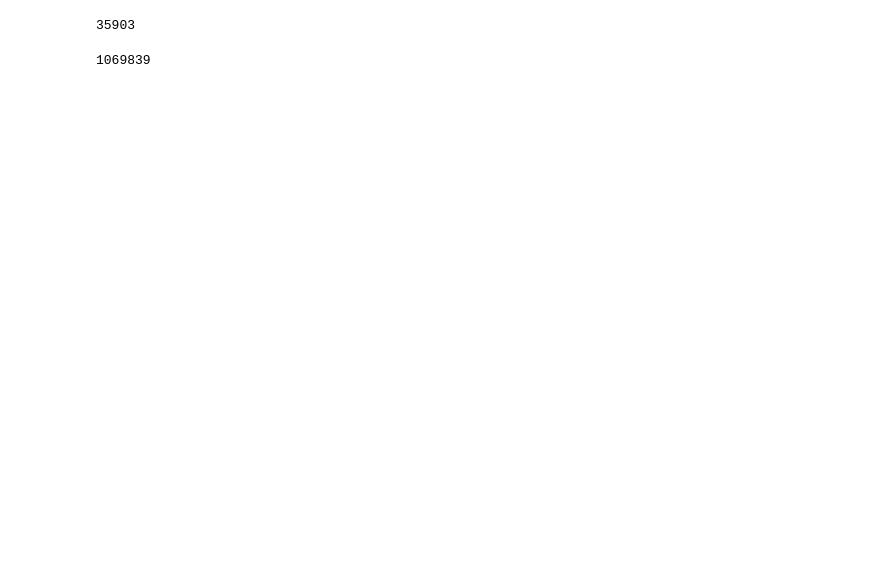
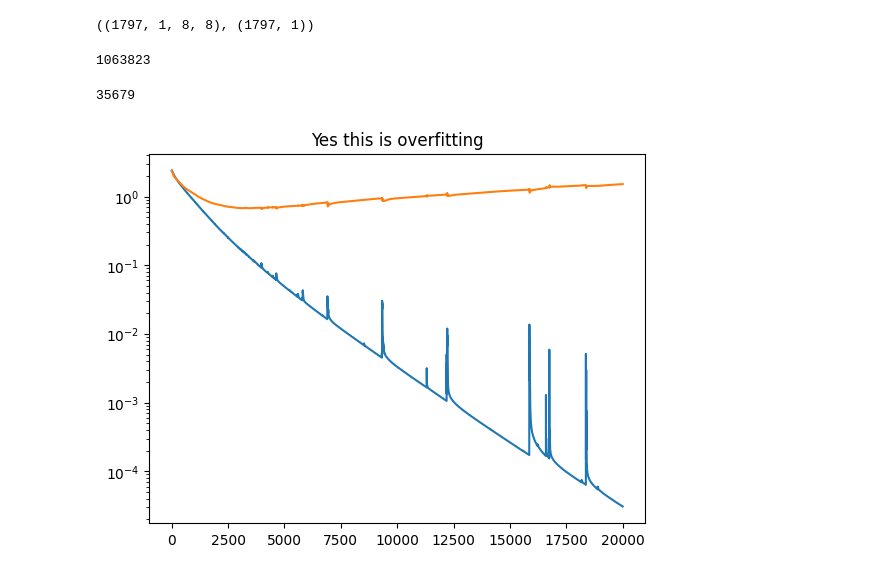
Before and after one commit to homerjed/cct, a Jupyter notebook: cct.ipynb, the cells around one changed output. Drawn from its saved outputs; the diff is of its cells as text; code cells hidden in the pictures; blank space fills up the shorter version.

Commit message:
overfitting first go

```diff
--- a/cct.ipynb
+++ b/cct.ipynb
@@ -344,15 +367,26 @@ class CompactConvolutionalTransformer(eqx.Module):
         for l in self.mlp_head:
             x = l(x)
         return x
+# %%
+n_pix = 8
+
+data = datasets.load_digits()
+
+X = data.images.reshape(-1, 1, n_pix, n_pix)
+Y = data.target[..., jnp.newaxis]
+
+X.shape, Y.shape
+# %% [output]
+((1797, 1, 8, 8), (1797, 1))
 # %%
 key = jr.key(0)
 
-img = jnp.ones((1, 32, 32))
+img = jnp.ones((1, n_pix, n_pix))
 
 model = CompactConvolutionalTransformer(
-    32,
-    patch_size=4,
-    dim=8,
+    n_pix,
+    patch_size=1,
+    dim=128,
     num_classes=10,
     in_channels=1,
     depth=4,
@@ -367,12 +401,12 @@ sum(
     if eqx.is_array(x)
 )
 # %% [output]
-35903
+1063823
 # %%
 model = CompactConvolutionalTransformer(
-    32,
-    patch_size=4,
-    dim=128,
+    n_pix,
+    patch_size=1,
+    dim=8,
     num_classes=10,
     in_channels=1,
     depth=4,
@@ -388,4 +422,4 @@ sum(
     if eqx.is_array(x)
 )
 # %% [output]
-1069839
+35679
@@ -391,0 +451,47 @@ sum(
+# %%
+n_epochs = 20_000
+n_batch = 2000
+opt = optax.adam(learning_rate=1e-4)
+
+opt_state = opt.init(eqx.filter(model, eqx.is_array))
+
+n_train = int(0.8 * len(X))
+train_ds = TensorDataset(
+    torch.as_tensor(X[:n_train]), torch.as_tensor(Y[:n_train])
+)
+valid_ds = TensorDataset(
+    torch.as_tensor(X[n_train:]), torch.as_tensor(Y[n_train:])
+)
+
+key_train, key_valid = jr.split(key)
+
+losses = []
+with trange(n_epochs) as bar:
+    set_dl_train = DataLoader(train_ds, batch_size=n_batch)
+    set_dl_valid = DataLoader(valid_ds, batch_size=n_batch)
+
+    for _ in bar:
+        Lt = 0.
+        for t, (x, y) in enumerate(set_dl_train):
+            key = jr.fold_in(key_train, t)
+            x, y = prepare(x, y)
+            model, opt_state, _Lt = make_step(key, model, opt_state, x, y)
+            Lt += _Lt
+
+        Lv = 0.
+        for v, (x, y) in enumerate(set_dl_valid):
+            x, y = prepare(x, y)
+            _Lv = eval(model, key_valid, x, y)
+            Lv += _Lv
+
+        Lt = Lt.item() / (t + 1)
+        Lv = Lv.item() / (v + 1)
+        losses.append((Lt, Lv))
+        bar.set_postfix_str(f"{Lt=:.3E} {Lv=:.3E}")
+# %%
+plt.figure()
+plt.title("Yes this is overfitting")
+plt.semilogy(losses)
+plt.show()
+# %% [output]
+[figure, added]
```
Also changed, not shown: parts of 6 cells of this notebook.
